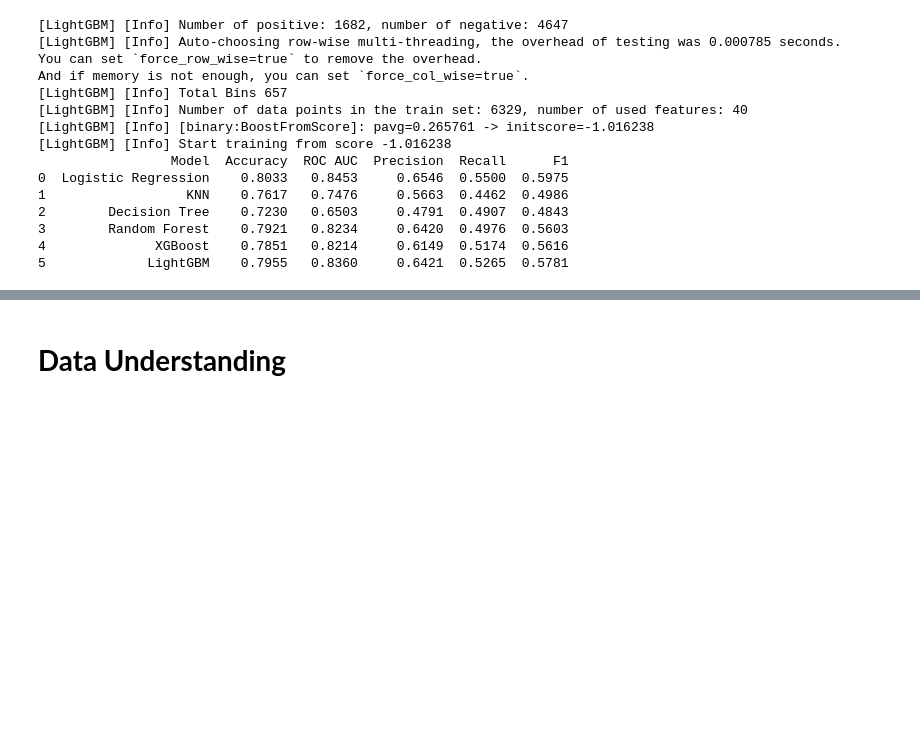
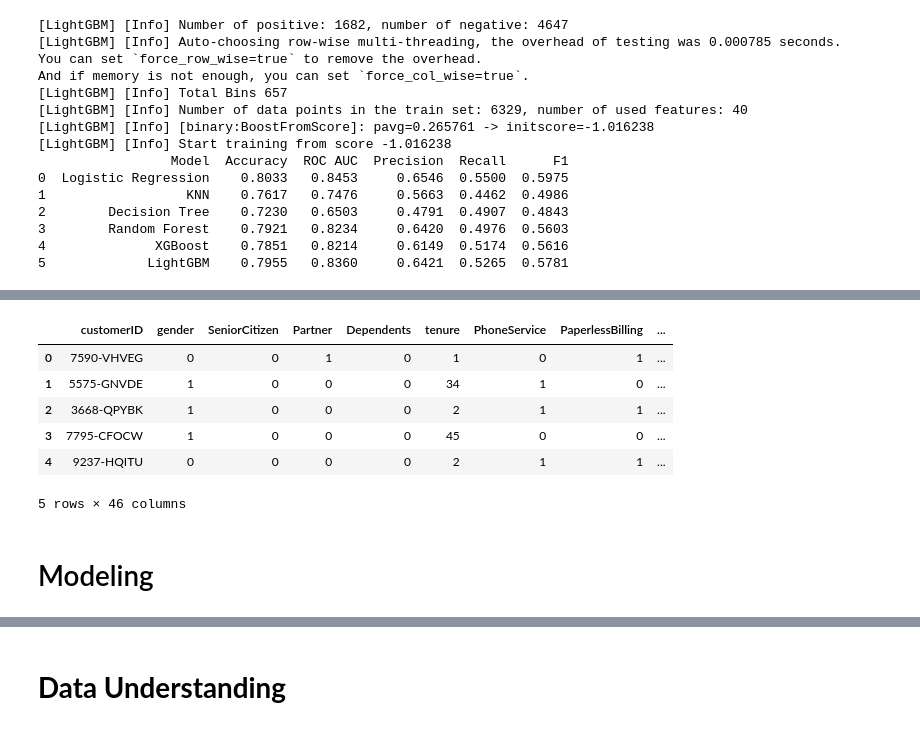
Before and after one commit to nikenyudha/telco-customer-churn-analysis, a Jupyter notebook: ML_telco.ipynb, the cells around one changed output, grey strips where cells are left out. Drawn from its saved outputs; the diff is of its cells as text; code cells hidden in the pictures; blank space fills up the shorter version.

Commit message:
modeling Created using Colab

```diff
--- a/ML_telco.ipynb
+++ b/ML_telco.ipynb
@@ -1070,0 +1153,23 @@ And if memory is not enough, you can set `force_col_wise=true`.
+# %%
+# One-Hot Encoding
+# Updating the cat_cols list
+cat_cols = [col for col in cat_cols if col not in binary_cols and col not in ["Churn", "NEW_TotalServices"]]
+cat_cols
+
+def one_hot_encoder(dataframe, categorical_cols, drop_first=False):
+    dataframe = pd.get_dummies(dataframe, columns=categorical_cols, drop_first=drop_first)
+    return dataframe
+
+df = one_hot_encoder(df, cat_cols, drop_first=True)
+
+df.head()
+# %% [output]
+|  | customerID | gender | SeniorCitizen | Partner | Dependents | tenure | PhoneService | PaperlessBilling | ... |
+| 0 | 7590-VHVEG | 0 | 0 | 1 | 0 | 1 | 0 | 1 | ... |
+| 1 | 5575-GNVDE | 1 | 0 | 0 | 0 | 34 | 1 | 0 | ... |
+| 2 | 3668-QPYBK | 1 | 0 | 0 | 0 | 2 | 1 | 1 | ... |
+| 3 | 7795-CFOCW | 1 | 0 | 0 | 0 | 45 | 0 | 0 | ... |
+| 4 | 9237-HQITU | 0 | 0 | 0 | 0 | 2 | 1 | 1 | ... |
+5 rows × 46 columns
+# %% [markdown]
+# Modeling
```
Also changed, not shown: parts of 7 cells of this notebook.
